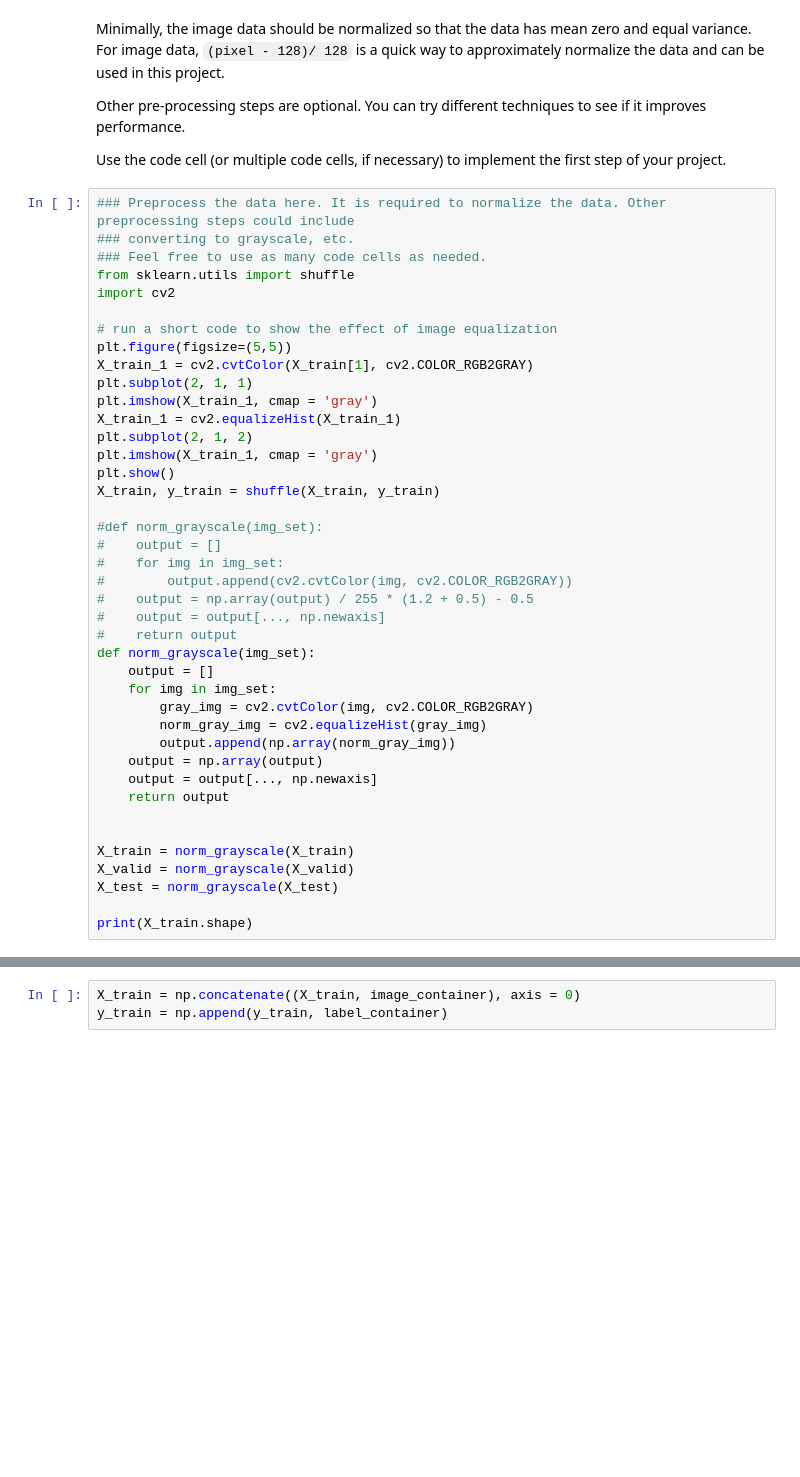
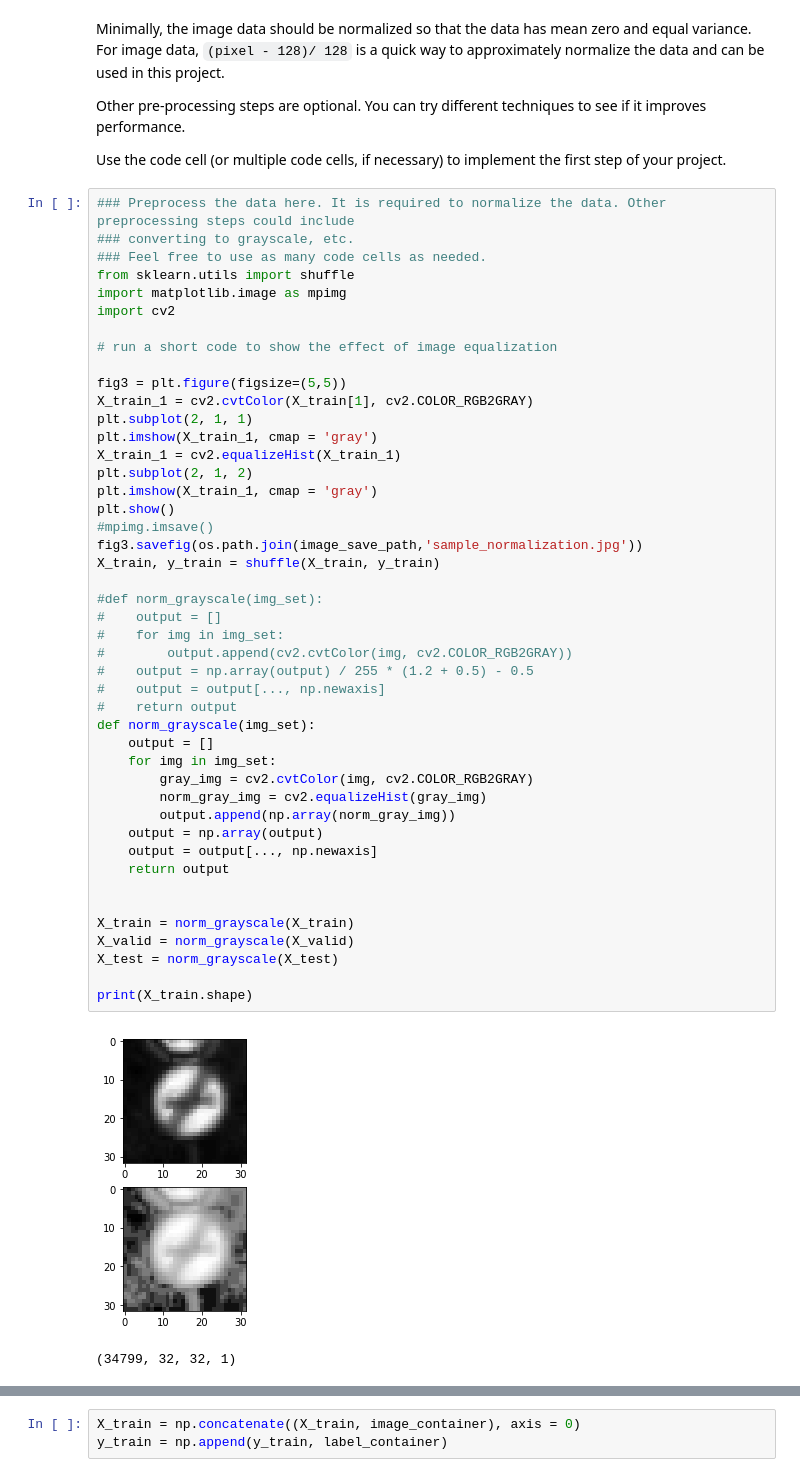
Before and after one commit to mscwu/udacity_traffic_sign_classification, a Jupyter notebook: Traffic_Sign_Classifier.ipynb, the cells around one changed output, grey strips where cells are left out. Drawn from its saved outputs; the diff is of its cells as text; blank space fills up the shorter version.

```diff
--- a/Traffic_Sign_Classifier.ipynb
+++ b/Traffic_Sign_Classifier.ipynb
@@ -173,40 +190,47 @@ Use the code cell (or multiple code cells, if necessary) to implement the first
 ### converting to grayscale, etc.
 ### Feel free to use as many code cells as needed.
 from sklearn.utils import shuffle
+import matplotlib.image as mpimg
 import cv2
 
 # run a short code to show the effect of image equalization
-plt.figure(figsize=(5,5))
+
+fig3 = plt.figure(figsize=(5,5))
 X_train_1 = cv2.cvtColor(X_train[1], cv2.COLOR_RGB2GRAY)
 plt.subplot(2, 1, 1)
 plt.imshow(X_train_1, cmap = 'gray')
 X_train_1 = cv2.equalizeHist(X_train_1)
 plt.subplot(2, 1, 2)
 plt.imshow(X_train_1, cmap = 'gray')
 plt.show()
+#mpimg.imsave()
+fig3.savefig(os.path.join(image_save_path,'sample_normalization.jpg'))
 X_train, y_train = shuffle(X_train, y_train)
 
 #def norm_grayscale(img_set):
 #    output = []
 #    for img in img_set:
 #        output.append(cv2.cvtColor(img, cv2.COLOR_RGB2GRAY))
 #    output = np.array(output) / 255 * (1.2 + 0.5) - 0.5
 #    output = output[..., np.newaxis]
 #    return output
 def norm_grayscale(img_set):
     output = []
     for img in img_set:
         gray_img = cv2.cvtColor(img, cv2.COLOR_RGB2GRAY)
         norm_gray_img = cv2.equalizeHist(gray_img)
         output.append(np.array(norm_gray_img))
     output = np.array(output)
     output = output[..., np.newaxis]
     return output
 
 
 X_train = norm_grayscale(X_train)
 X_valid = norm_grayscale(X_valid)
 X_test = norm_grayscale(X_test)
 
 print(X_train.shape)
+# %% [output]
+[figure, added]
+(34799, 32, 32, 1)
 # %%
```
Also changed, not shown: parts of 24 cells of this notebook, 15 other files.
